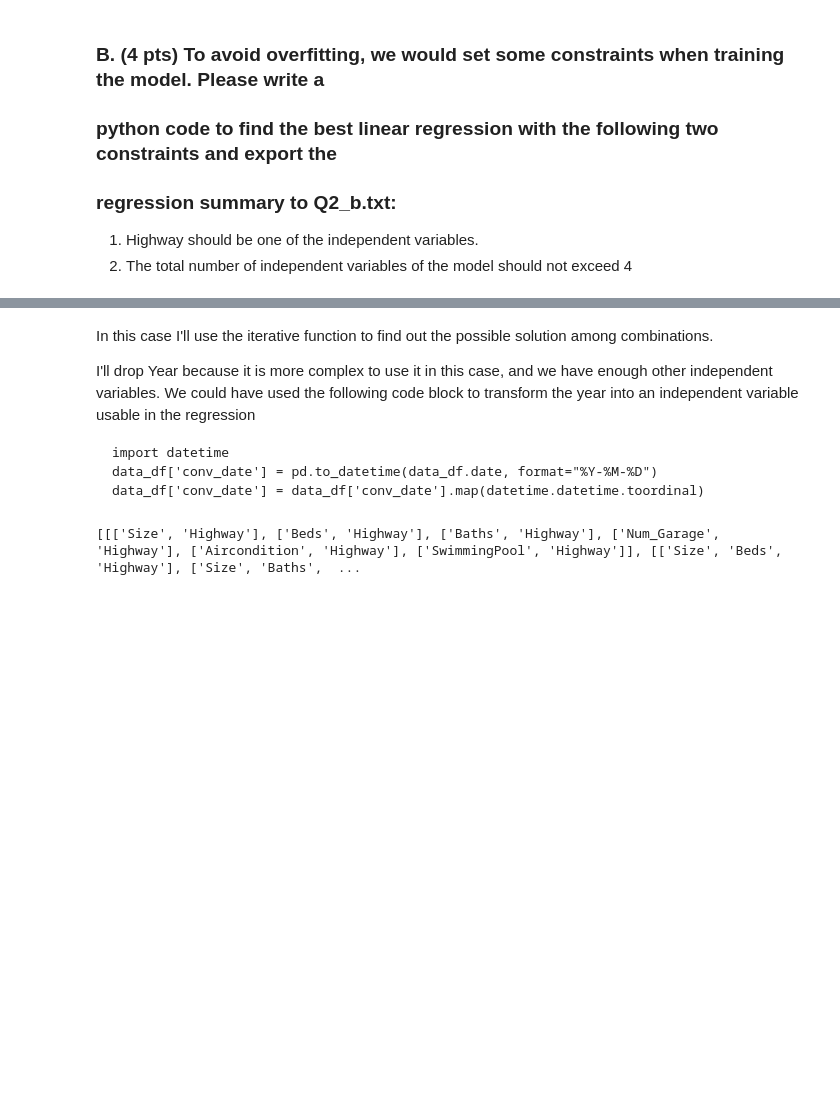
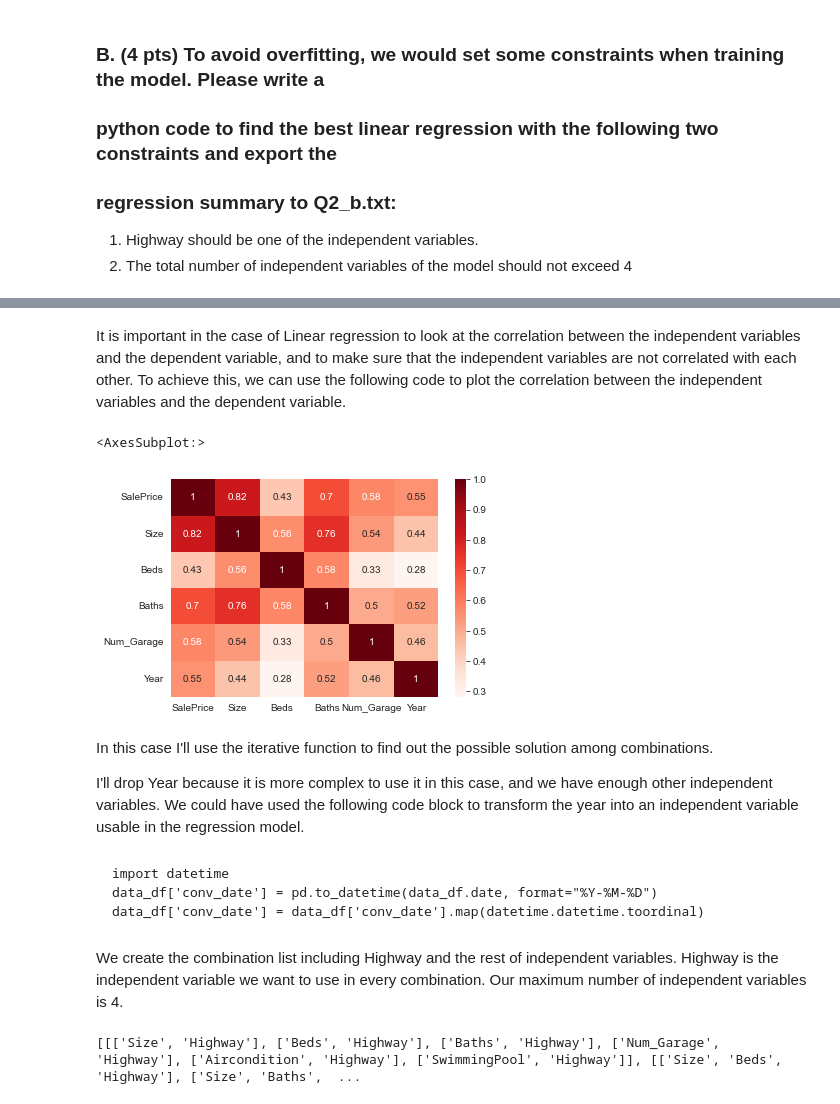
Before and after one commit to kerpa/BigdataMBS_teamproject, a Jupyter notebook: Q2.ipynb, the cells around one changed output, grey strips where cells are left out. Drawn from its saved outputs; the diff is of its cells as text; code cells hidden in the pictures; blank space fills up the shorter version.

```diff
--- a/Q2.ipynb
+++ b/Q2.ipynb
@@ -65,14 +88,28 @@ The number of total combinations possible is: 255
+# %% [markdown]
+It is important in the case of Linear regression to look at the correlation between the independent variables and the dependent variable, and to make sure that the independent variables are not correlated with each other.
+To achieve this, we can use the following code to plot the correlation between the independent variables and the dependent variable.
+# %%
+# correlation matrix with sns.heatmap
+corr_matrix = df_realstate.corr()
+sns.heatmap(corr_matrix, annot=True, cmap='Reds')
+# %% [output]
+<AxesSubplot:>
+[figure, added]
 # %% [markdown]
 In this case I'll use the iterative function to find out the possible solution among combinations.
 
 I'll drop Year because it is more complex to use it in this case, and we have enough other independent variables.
-We could have used the following code block to transform the year into an independent variable usable in the regression
-
-~~~
-import datetime
-data_df['conv_date'] = pd.to_datetime(data_df.date, format="%Y-%M-%D")
-data_df['conv_date'] = data_df['conv_date'].map(datetime.datetime.toordinal)
-~~~
+We could have used the following code block to transform the year into an independent variable usable in the regression model.
+# %% [markdown]
+~~~
+import datetime
+data_df['conv_date'] = pd.to_datetime(data_df.date, format="%Y-%M-%D")
+data_df['conv_date'] = data_df['conv_date'].map(datetime.datetime.toordinal)
+~~~
+# %% [markdown]
+We create the combination list including Highway and the rest of independent variables.
+Highway is the independent variable we want to use in every combination.
+Our maximum number of independent variables is 4.
 # %%
 list_independent_variables = ['Size', 'Beds', 'Baths', 'Num_Garage','Aircondition','SwimmingPool']
 list_combinations_highway = []
```
Also changed, not shown: parts of 10 cells of this notebook, 1 other file.
